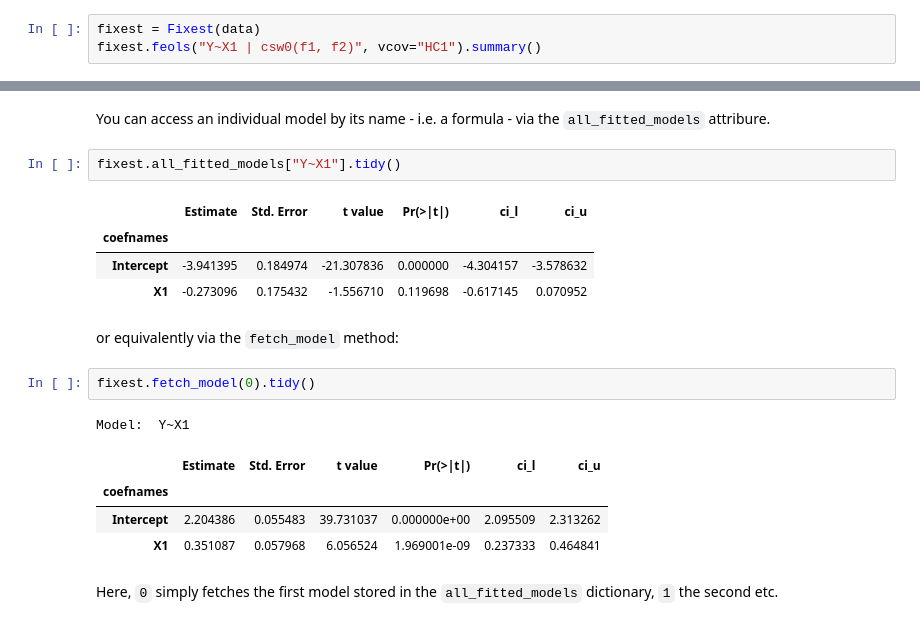
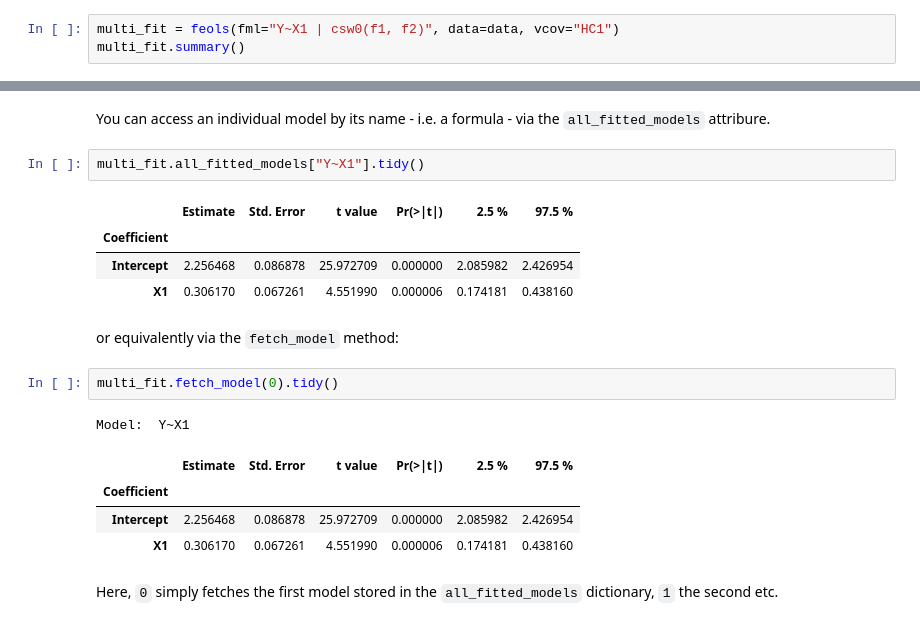
Before and after one commit to py-econometrics/pyfixest, a Jupyter notebook: docs/tutorial.ipynb, the cells around one changed output, grey strips where cells are left out. Cells and saved outputs as stored; diff of their text form.

```diff
--- a/docs/tutorial.ipynb
+++ b/docs/tutorial.ipynb
@@ -173,8 +192,8 @@ Observations:  1000
 
 `PyFixest` supports a range of multiple estimation functionality: `sw`, `sw0`, `csw`, `csw0`, and multiple dependent variables. Note that every new call of `.feols()` attaches new regression results the `Fixest` object.
 # %%
-fixest = Fixest(data)
-fixest.feols("Y~X1 | csw0(f1, f2)", vcov="HC1").summary()
+multi_fit = feols(fml="Y~X1 | csw0(f1, f2)", data=data, vcov="HC1")
+multi_fit.summary()
 # %% [output]
 ###
 
@@ -208,22 +240,22 @@ NameError: name 'fixest' is not defined
 # %% [markdown]
 You can access an individual model by its name - i.e. a formula - via the `all_fitted_models` attribure.
 # %%
-fixest.all_fitted_models["Y~X1"].tidy()
+multi_fit.all_fitted_models["Y~X1"].tidy()
 # %% [output]
-|  | Estimate | Std. Error | t value | Pr(>|t|) | ci_l | ci_u |
-| coefnames |  |  |  |  |  |  |
-| Intercept | -3.941395 | 0.184974 | -21.307836 | 0.000000 | -4.304157 | -3.578632 |
-| X1 | -0.273096 | 0.175432 | -1.556710 | 0.119698 | -0.617145 | 0.070952 |
+|  | Estimate | Std. Error | t value | Pr(>|t|) | 2.5 % | 97.5 % |
+| Coefficient |  |  |  |  |  |  |
+| Intercept | 2.256468 | 0.086878 | 25.972709 | 0.000000 | 2.085982 | 2.426954 |
+| X1 | 0.306170 | 0.067261 | 4.551990 | 0.000006 | 0.174181 | 0.438160 |
 # %% [markdown]
 or equivalently via the `fetch_model` method:
 # %%
-fixest.fetch_model(0).tidy()
+multi_fit.fetch_model(0).tidy()
 # %% [output]
 Model:  Y~X1
-|  | Estimate | Std. Error | t value | Pr(>|t|) | ci_l | ci_u |
-| coefnames |  |  |  |  |  |  |
-| Intercept | 2.204386 | 0.055483 | 39.731037 | 0.000000e+00 | 2.095509 | 2.313262 |
-| X1 | 0.351087 | 0.057968 | 6.056524 | 1.969001e-09 | 0.237333 | 0.464841 |
+|  | Estimate | Std. Error | t value | Pr(>|t|) | 2.5 % | 97.5 % |
+| Coefficient |  |  |  |  |  |  |
+| Intercept | 2.256468 | 0.086878 | 25.972709 | 0.000000 | 2.085982 | 2.426954 |
+| X1 | 0.306170 | 0.067261 | 4.551990 | 0.000006 | 0.174181 | 0.438160 |
 # %% [markdown]
 Here, `0` simply fetches the first model stored in the `all_fitted_models` dictionary, `1` the second etc.
 # %% [markdown]
```
Also changed, not shown: parts of 26 cells of this notebook, 14 other files.
